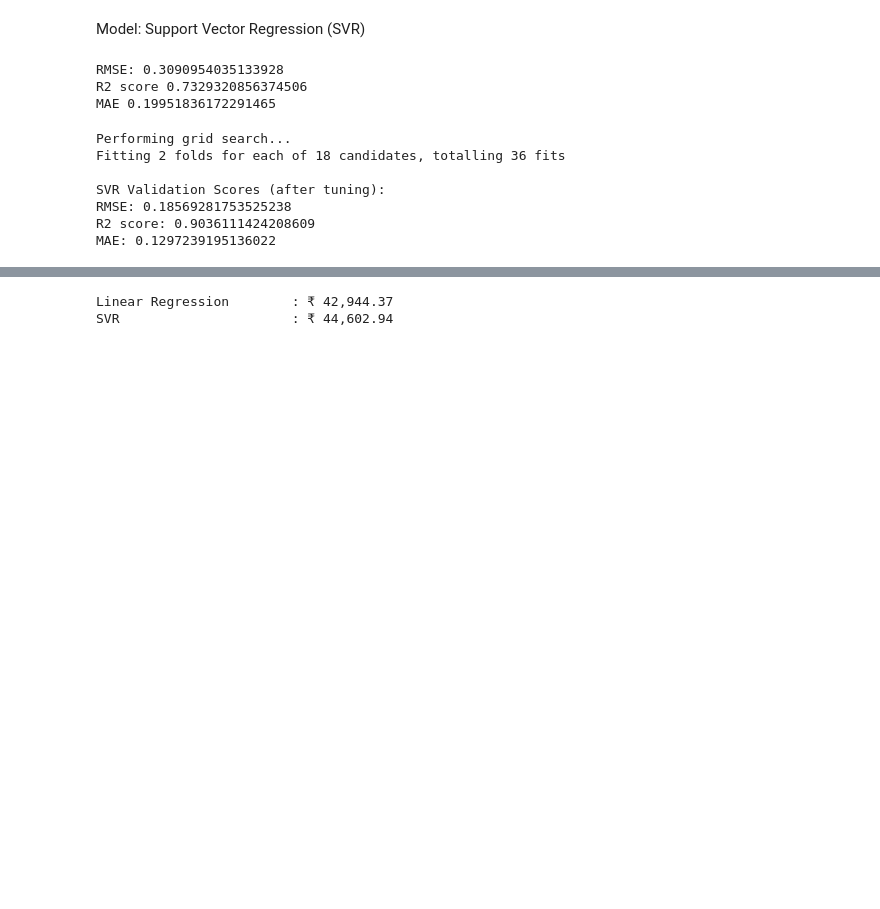
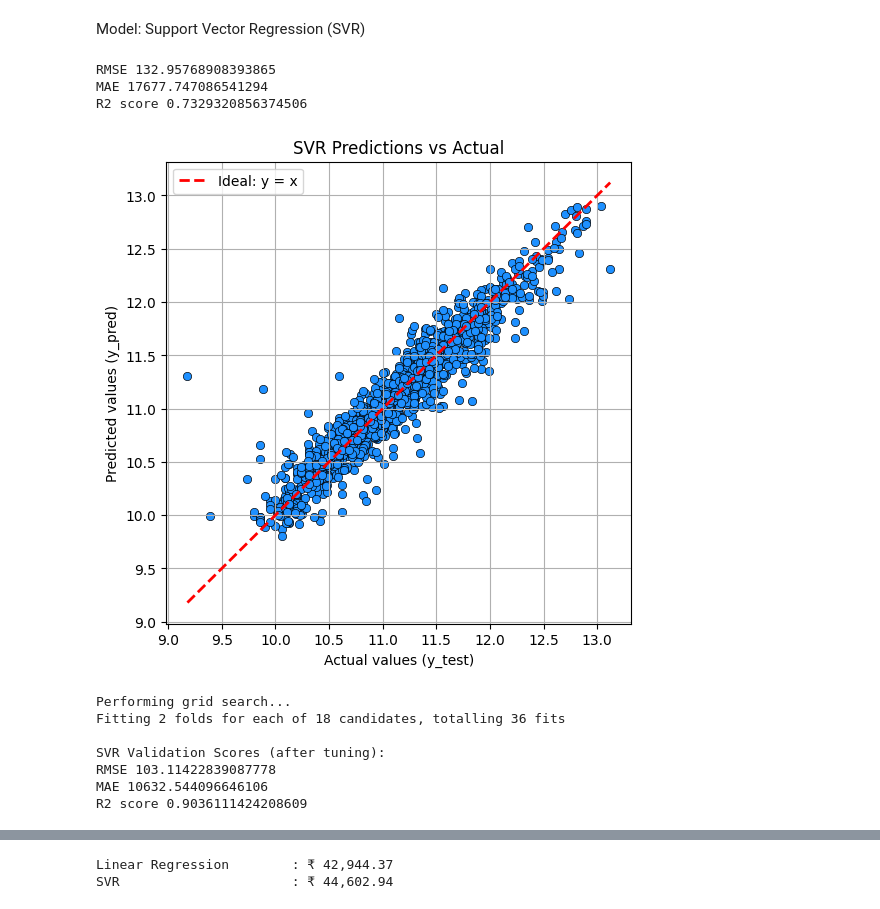
Before and after one commit to gaurav-1410/Laptop-Price-Prediction-DSW, a Jupyter notebook: nb_models.ipynb, the cells around one changed output, grey strips where cells are left out. Cells and saved outputs as stored; diff of their text form; code cells hidden in the pictures; blank space fills up the shorter version.

```diff
--- a/nb_models.ipynb
+++ b/nb_models.ipynb
@@ -109,15 +127,31 @@ pipe_svr.fit(X_train_val,y_train_val)
 
 y_pred = pipe_svr.predict(X_test)
 
-mse = mean_squared_error(y_test, y_pred)
-rmse = np.sqrt(mse)
-print('RMSE:', rmse)
+# Converting predictions and actual values back to original scale
+y_test_original = np.exp(y_test)
+y_pred_original = np.exp(y_pred)
+
+print('RMSE',np.sqrt(mean_absolute_error(y_test_original, y_pred_original)))
+print('MAE',mean_absolute_error(y_test_original, y_pred_original))
 print('R2 score',r2_score(y_test,y_pred))
-print('MAE',mean_absolute_error(y_test,y_pred))
 # %% [output]
-RMSE: 0.3090954035133928
+RMSE 132.95768908393865
+MAE 17677.747086541294
 R2 score 0.7329320856374506
-MAE 0.19951836172291465
+# %%
+# Plotting Actual vs Predicted Values for SVR
+
+plt.figure(figsize=(6,6))
+sns.scatterplot(x=y_test, y=y_pred, color='dodgerblue', edgecolor='black')
+plt.plot([y_test.min(), y_test.max()], [y_test.min(), y_test.max()], 'r--', lw=2, label='Ideal: y = x')
+plt.xlabel('Actual values (y_test)')
+plt.ylabel('Predicted values (y_pred)')
+plt.title('SVR Predictions vs Actual')
+plt.legend()
+plt.grid(True)
+plt.show()
+# %% [output]
+[figure, added]
 # %%
 svr_step1 = ColumnTransformer(transformers=[
     ('col_tnf', OneHotEncoder(sparse_output=False, drop='first', handle_unknown='ignore'), cat_col),
@@ -150,17 +184,19 @@ grid_search.fit(X_train_val, y_train_val)
 best_svr = grid_search.best_estimator_
 
 y_pred = best_svr.predict(X_test)
+
+# Converting predictions and actual values back to original scale
+y_test_original = np.exp(y_test)
+y_pred_original = np.exp(y_pred)
 print('\nSVR Validation Scores (after tuning):')
-mse = mean_squared_error(y_test, y_pred)
-rmse = np.sqrt(mse)
-print('RMSE:', rmse)
-print('R2 score:', r2_score(y_test, y_pred))
-print('MAE:', mean_absolute_error(y_test, y_pred))
+print('RMSE',np.sqrt(mean_absolute_error(y_test_original, y_pred_original)))
+print('MAE',mean_absolute_error(y_test_original, y_pred_original))
+print('R2 score',r2_score(y_test,y_pred))
 # %% [output]
 Performing grid search...
 Fitting 2 folds for each of 18 candidates, totalling 36 fits
 
 SVR Validation Scores (after tuning):
-RMSE: 0.18569281753525238
-R2 score: 0.9036111424208609
-MAE: 0.1297239195136022
+RMSE 103.11422839087778
+MAE 10632.544096646106
+R2 score 0.9036111424208609
```
Also changed, not shown: parts of 4 cells of this notebook, 1 other file.
